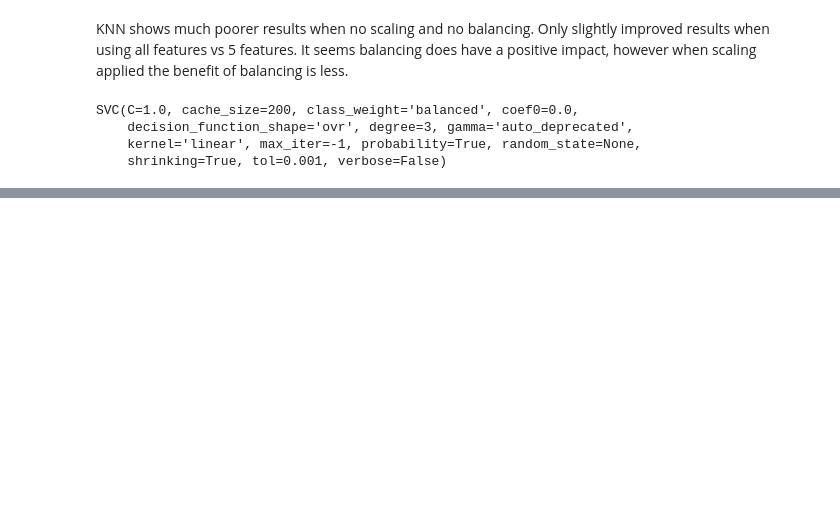
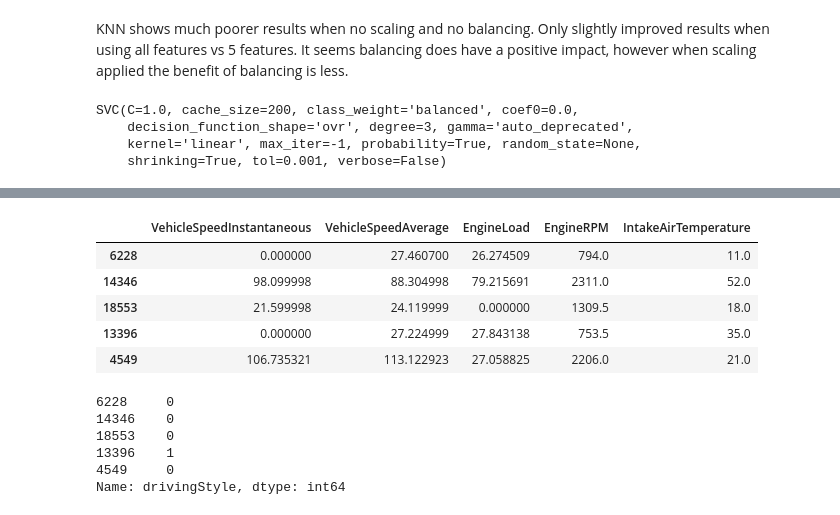
Before and after one commit to LiamgMachineLearning/MachineLearning, a Jupyter notebook: Refactored Notebooks/ML_Assignment_1_Group_B_Not_Balanced,_Not_Scaled.ipynb, the cells around one changed output, grey strips where cells are left out. Drawn from its saved outputs; the diff is of its cells as text; code cells hidden in the pictures; blank space fills up the shorter version.

```diff
--- a/Refactored Notebooks/ML_Assignment_1_Group_B_Not_Balanced,_Not_Scaled.ipynb
+++ b/Refactored Notebooks/ML_Assignment_1_Group_B_Not_Balanced,_Not_Scaled.ipynb
@@ -328,3 +328,21 @@ ROC ACU Score 1.0
+# %%
+X_train.head()
+# %% [output]
+|  | VehicleSpeedInstantaneous | VehicleSpeedAverage | EngineLoad | EngineRPM | IntakeAirTemperature |
+| 6228 | 0.000000 | 27.460700 | 26.274509 | 794.0 | 11.0 |
+| 14346 | 98.099998 | 88.304998 | 79.215691 | 2311.0 | 52.0 |
+| 18553 | 21.599998 | 24.119999 | 0.000000 | 1309.5 | 18.0 |
+| 13396 | 0.000000 | 27.224999 | 27.843138 | 753.5 | 35.0 |
+| 4549 | 106.735321 | 113.122923 | 27.058825 | 2206.0 | 21.0 |
+# %%
+y_train.head()
+# %% [output]
+6228     0
+14346    0
+18553    0
+13396    1
+4549     0
+Name: drivingStyle, dtype: int64
 # %%
 #Logistic Regression
 from sklearn.linear_model import LinearRegression, LogisticRegression
```
Also changed, not shown: parts of 8 cells of this notebook, 3 other files.
